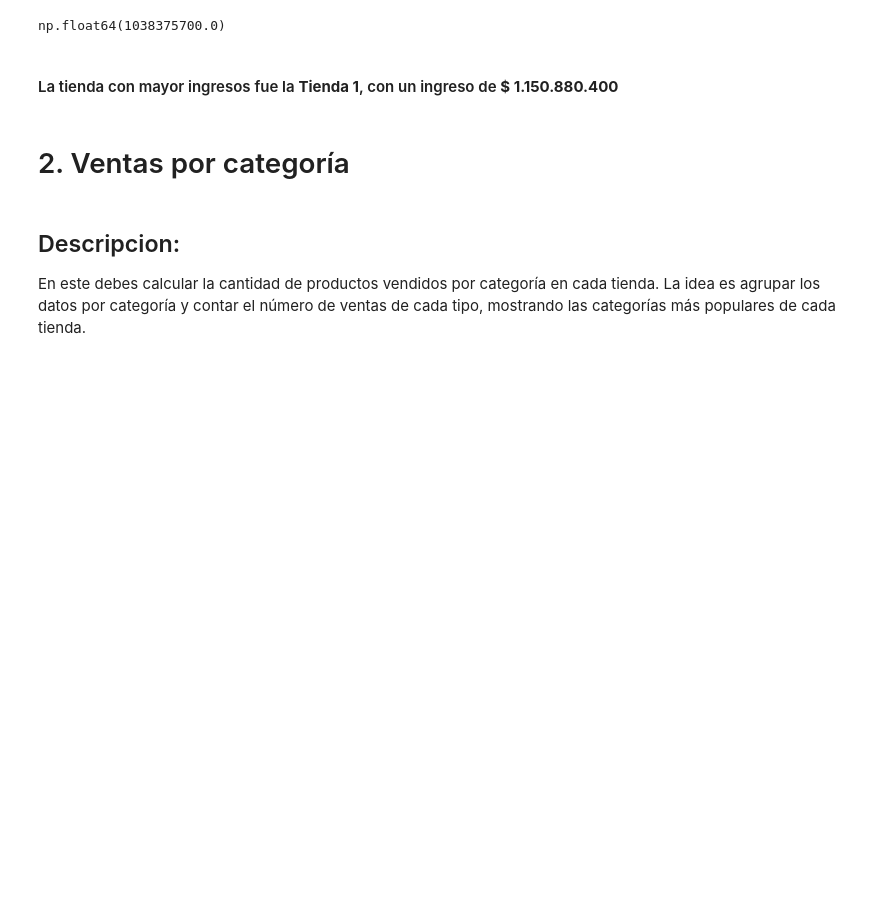
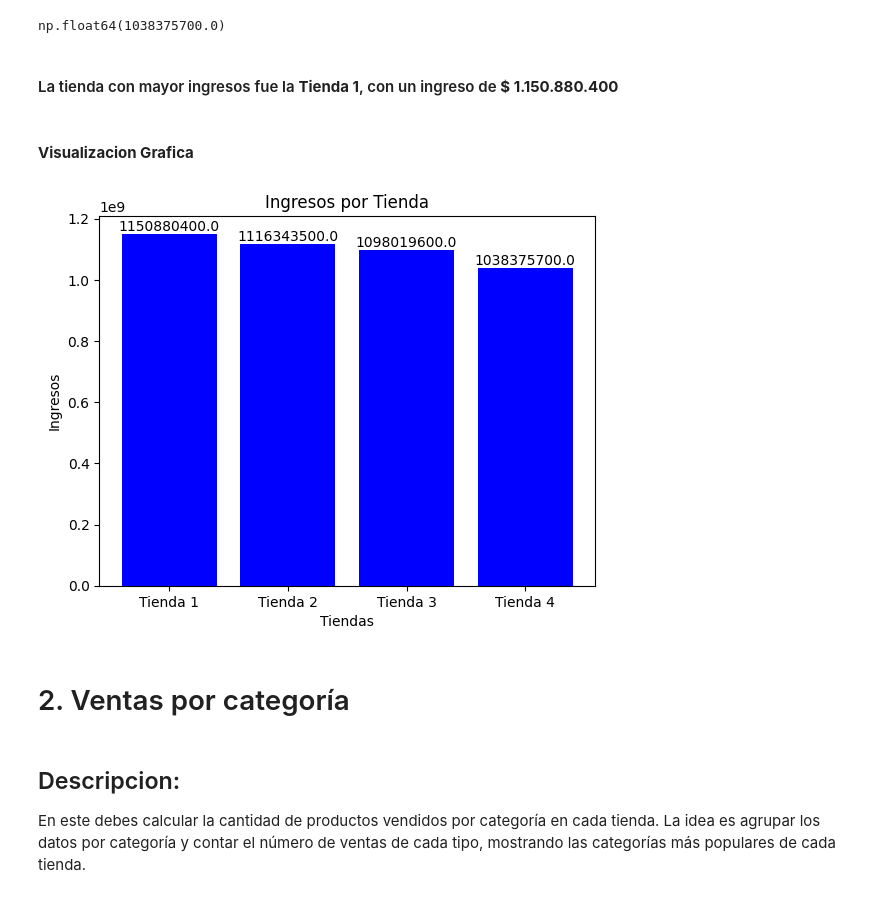
Before and after one commit to jorigo/Challenge-Tienda-de-Juan-DataScience, a Jupyter notebook: Challenge_tienda_juan.ipynb, the cells around one changed output. Drawn from its saved outputs; the diff is of its cells as text; code cells hidden in the pictures; blank space fills up the shorter version.

```diff
--- a/Challenge_tienda_juan.ipynb
+++ b/Challenge_tienda_juan.ipynb
@@ -54,6 +52,19 @@ precioTotal4
 np.float64(1038375700.0)
 # %% [markdown]
 #### La tienda con mayor ingresos fue la **Tienda 1**, con un ingreso de **$ 1.150.880.400**
+# %% [markdown]
+#### **Visualizacion Grafica**
+# %%
+plt.bar(['Tienda 1', 'Tienda 2', 'Tienda 3', 'Tienda 4'], [precioTotal1, precioTotal2, precioTotal3, precioTotal4],color="blue")
+for x, y in zip(['Tienda 1', 'Tienda 2', 'Tienda 3', 'Tienda 4'], [precioTotal1, precioTotal2, precioTotal3, precioTotal4]):
+    plt.text(x, y, str(y), ha='center', va='bottom')
+
+plt.xlabel('Tiendas')
+plt.ylabel('Ingresos')
+plt.title('Ingresos por Tienda')
+plt.show()
+# %% [output]
+[figure, added]
 # %% [markdown]
 # 2. Ventas por categoría
 # %% [markdown]
```
Also changed, not shown: parts of 9 cells of this notebook.
